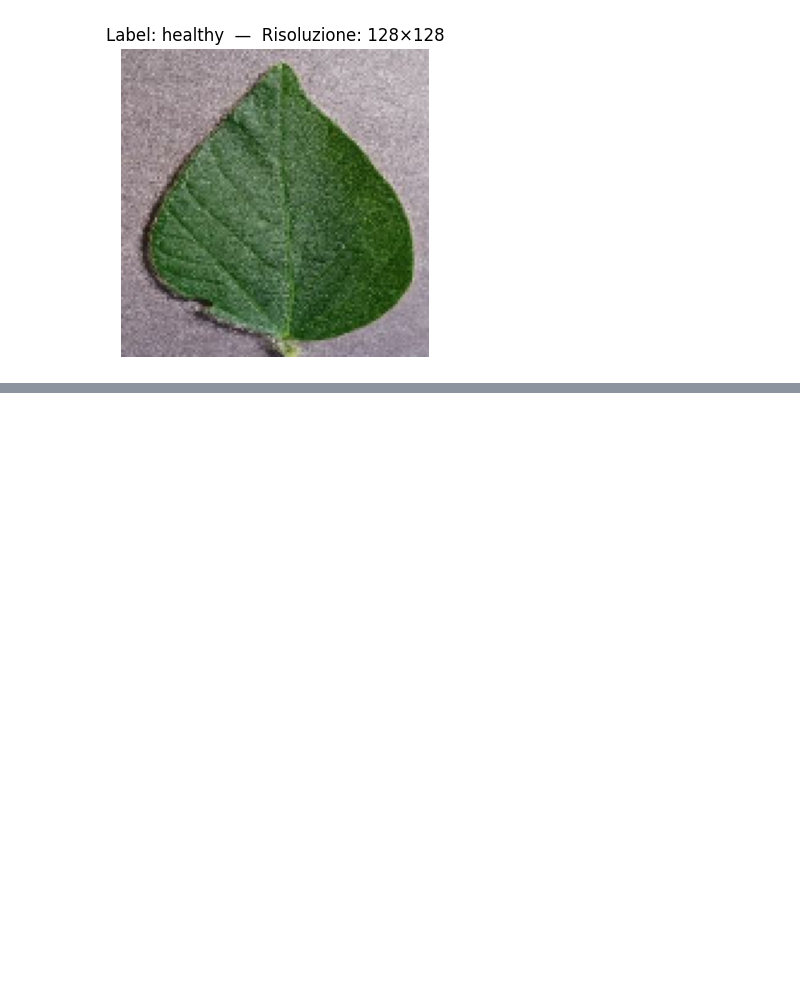
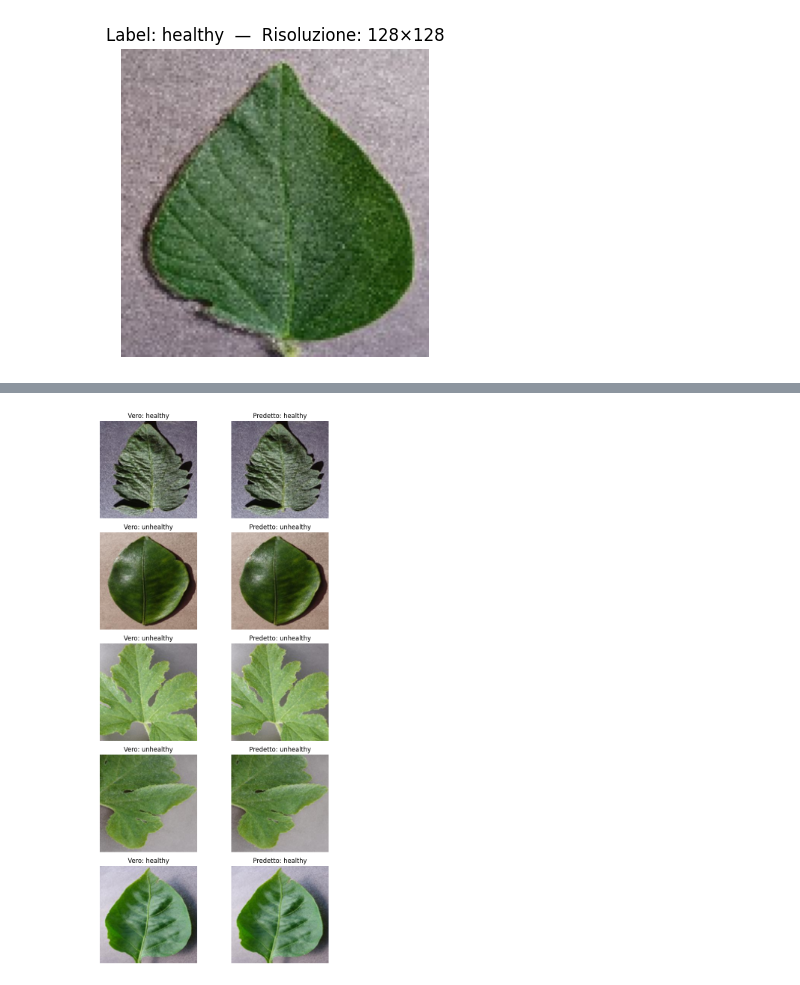
Before and after one commit to Mmc-001/progetto-daml, a Jupyter notebook: proj.ipynb, the cells around one changed output, grey strips where cells are left out. Cells and saved outputs as stored; diff of their text form; code cells hidden in the pictures; blank space fills up the shorter version.

```diff
--- a/proj.ipynb
+++ b/proj.ipynb
@@ -350,0 +399,30 @@ plot_confusion_matrix(np.argmax(,axis=1),np.argmax(,axis=1),normalize=True)
+# %%
+# 1) Lista di indici corretti
+corrects = np.where(y_true == y_predict)[0]
+sample_corrects = random.sample(list(corrects), k=5)
+
+# 2) Ricostruisci file_list come prima
+file_list = []
+for cls in test_ds.class_names:
+    folder = os.path.join(test_path, cls)
+    for fname in sorted(os.listdir(folder)):
+        file_list.append((os.path.join(folder, fname), cls))
+
+# 3) Visualizza side-by-side Vero vs Predetto (che qui coincidono)
+plt.figure(figsize=(8, 3*len(sample_corrects)))
+for i, idx in enumerate(sample_corrects):
+    path, true_cls = file_list[idx]
+    img = Image.open(path).convert('RGB').resize((128,128), Image.LANCZOS)
+
+    plt.subplot(len(sample_corrects), 2, 2*i+1)
+    plt.imshow(img); plt.axis('off')
+    plt.title(f"Vero: {true_cls}")
+
+    plt.subplot(len(sample_corrects), 2, 2*i+2)
+    plt.imshow(img); plt.axis('off')
+    plt.title(f"Predetto: {true_cls}")
+
+plt.tight_layout()
+plt.show()
+# %% [output]
+[figure, added]
```
Also changed, not shown: parts of 10 cells of this notebook.
